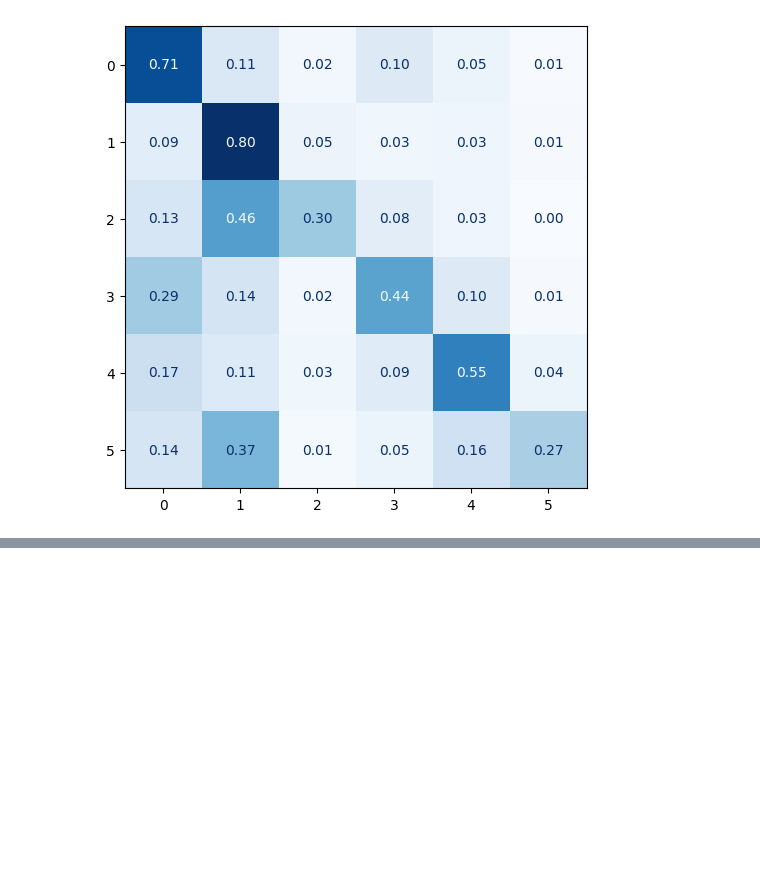
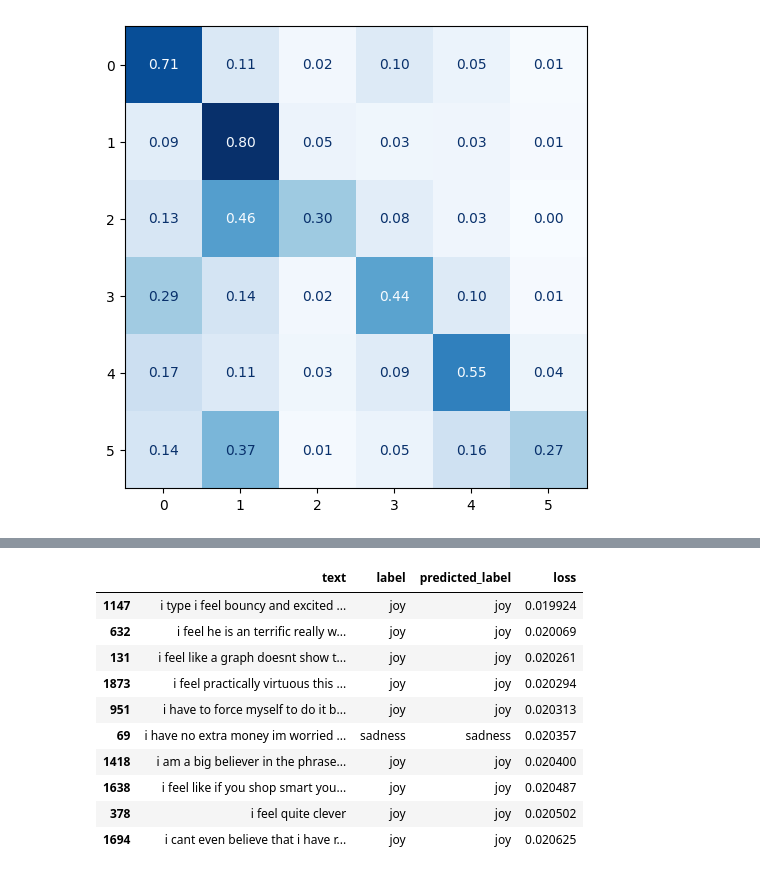
Before and after one commit to meijirou-create/transformer, a Jupyter notebook: text_classificate.ipynb, the cells around one changed output, grey strips where cells are left out. Saved outputs shown, nothing was run; the diff lists cells and outputs as text; code cells hidden in the pictures; blank space fills up the shorter version.

```diff
--- a/text_classificate.ipynb
+++ b/text_classificate.ipynb
@@ -468,0 +604,14 @@ TypeError: 1 must be a sequence
+# %%
+df_test.sort_values("loss", ascending=True).head(10)
+# %% [output]
+|  | text | label | predicted_label | loss |
+| 1147 | i type i feel bouncy and excited ... | joy | joy | 0.019924 |
+| 632 | i feel he is an terrific really w... | joy | joy | 0.020069 |
+| 131 | i feel like a graph doesnt show t... | joy | joy | 0.020261 |
+| 1873 | i feel practically virtuous this ... | joy | joy | 0.020294 |
+| 951 | i have to force myself to do it b... | joy | joy | 0.020313 |
+| 69 | i have no extra money im worried ... | sadness | sadness | 0.020357 |
+| 1418 | i am a big believer in the phrase... | joy | joy | 0.020400 |
+| 1638 | i feel like if you shop smart you... | joy | joy | 0.020487 |
+| 378 | i feel quite clever | joy | joy | 0.020502 |
+| 1694 | i cant even believe that i have r... | joy | joy | 0.020625 |
```
Also changed, not shown: parts of 24 cells of this notebook.
